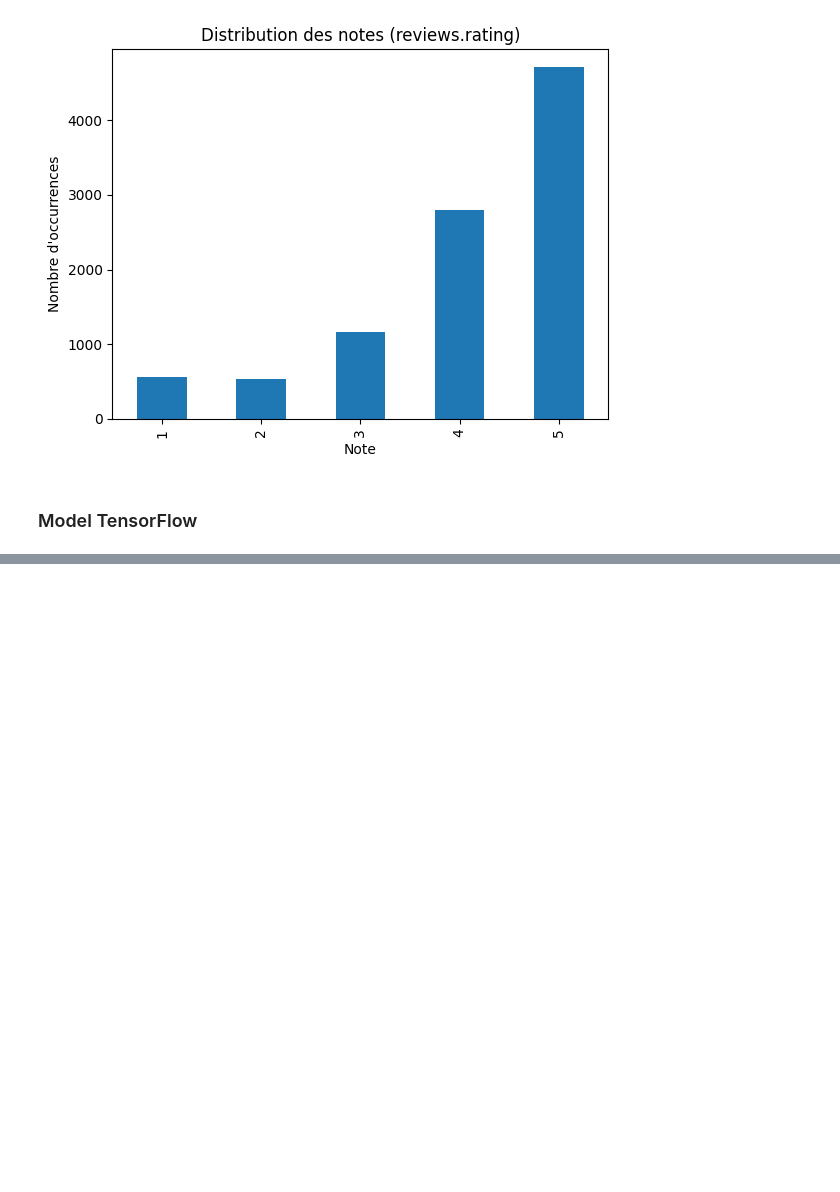
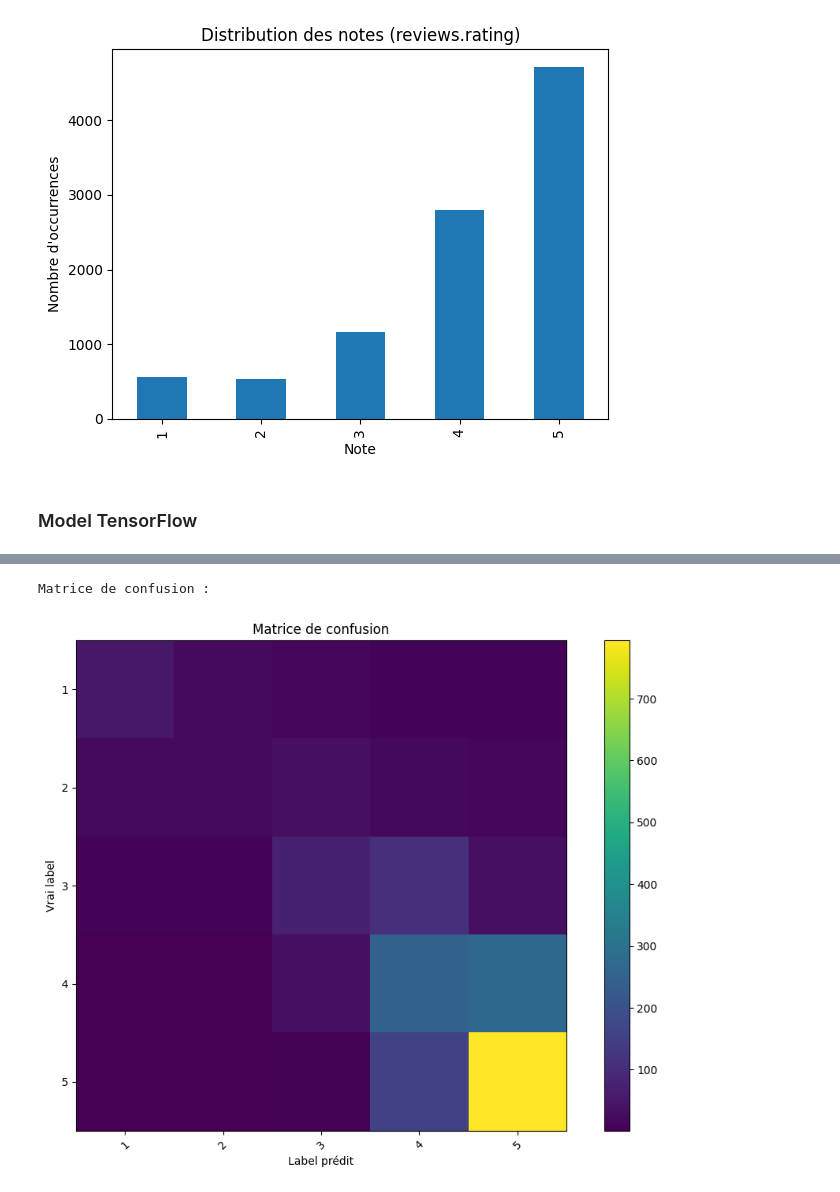
Before and after one commit to AxelHuon/project-IA, a Jupyter notebook: main.ipynb, the cells around one changed output, grey strips where cells are left out. Saved outputs shown, nothing was run; the diff lists cells and outputs as text; code cells hidden in the pictures; blank space fills up the shorter version.

```diff
--- a/main.ipynb
+++ b/main.ipynb
@@ -208,0 +339,20 @@ Note prédite: 3
+# %%
+# Charger les données
+X = np.load('X_tfidf_1000.npy')
+y = np.load('y.npy')
+# %%
+# Diviser les données en ensembles d'entraînement et de test
+X_train, X_test, y_train, y_test = train_test_split(X, y, test_size=0.2, random_state=42)
+# %%
+# Modifier les étiquettes pour qu'elles commencent à 0
+y_train_adjusted = y_train - 1
+y_test_adjusted = y_test - 1
+# %%
+# Initialiser le modèle XGBoost
+model = XGBClassifier()
+
+# Entraîner le modèle
+model.fit(X_train, y_train_adjusted)
+
+# Prédire les étiquettes sur l'ensemble de test
+y_pred = model.predict(X_test)
@@ -208,0 +376,18 @@ Note prédite: 3
+# %%
+# Afficher la matrice de confusion
+print("Matrice de confusion :")
+cm = confusion_matrix(y_test_adjusted, y_pred)
+plt.figure(figsize=(10, 7))
+plt.imshow(cm, interpolation='nearest', cmap=plt.cm.viridis)  # Remplacement de Wistia par viridis
+plt.title('Matrice de confusion')
+plt.colorbar()
+tick_marks = np.arange(len(np.unique(y)))
+plt.xticks(tick_marks, np.unique(y), rotation=45)
+plt.yticks(tick_marks, np.unique(y))
+plt.tight_layout()
+plt.ylabel('Vrai label')
+plt.xlabel('Label prédit')
+plt.show()
+# %% [output]
+Matrice de confusion :
+[figure, added]
```
Also changed, not shown: parts of 37 cells of this notebook, 1 other file.
